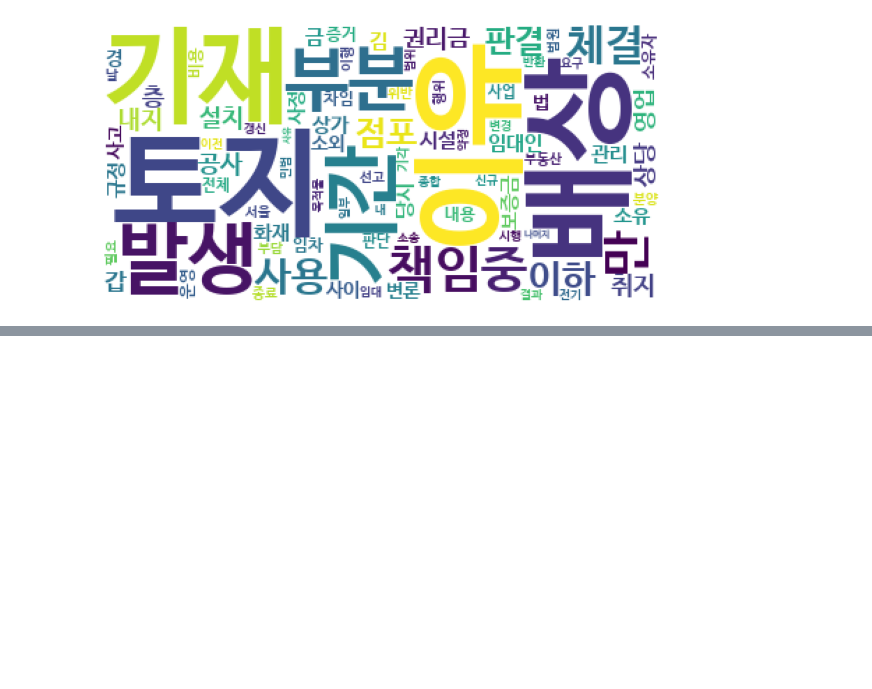
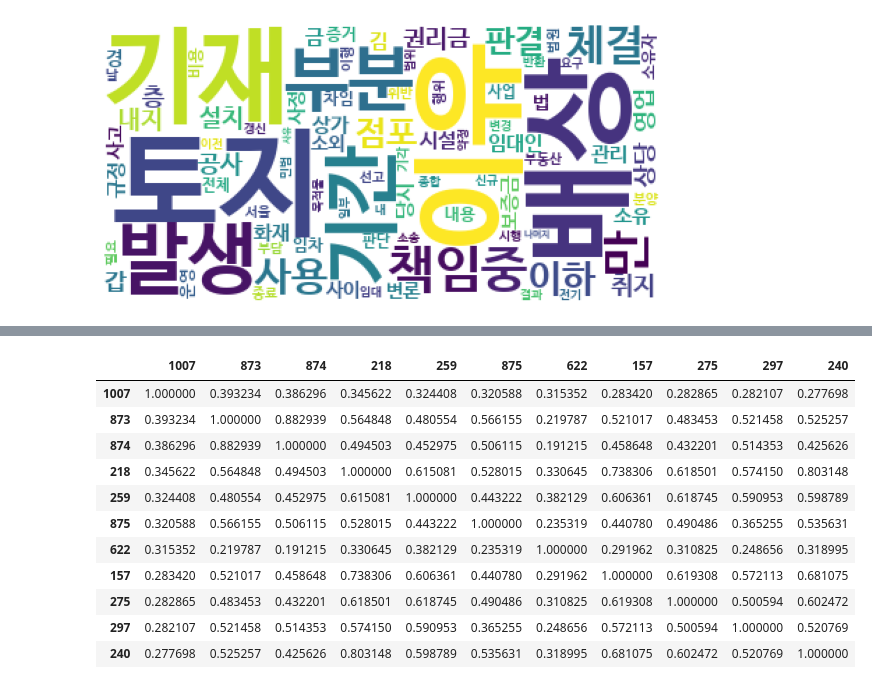
Before and after one commit to park1997/IndustrialSystemsEngineering_Project, a Jupyter notebook: 부동산 .ipynb, the cells around one changed output, grey strips where cells are left out. Cells and saved outputs as stored; diff of their text form; code cells hidden in the pictures; blank space fills up the shorter version.

```diff
--- a/부동산 .ipynb
+++ b/부동산 .ipynb
@@ -346,3 +347,18 @@ sorted_cosine_dic[0:11]
  (2723, 0.2828645386563019),
  (2798, 0.2821073375663717),
  (2634, 0.27769817854644424)]
+# %%
+# cosine_result = []
+# for x in range(len(info_df)):
+#     tmp = []
+#     for y in range(len(info_df)):
+#         tmp.append(cosine_similarity(X[x], X[y])[0][0])
+#     cosine_result.append(tmp)
+# cosine_result
+
+simMatrix = []
+for i in sorted_cosine_dic[0:11]:
+    print(info_df[info_df["ID"] == i[0]].index[0])
+
+
+# cosine_similarity(X[0], X[1007])
@@ -654,0 +788,16 @@ for idx,nouns in enumerate(nouns_entire):
+# %%
+
+cosine_result_df.iloc[result_index][result_index]
+# %% [output]
+|  | 1007 | 873 | 874 | 218 | 259 | 875 | 622 | 157 | 275 | 297 | 240 |
+| 1007 | 1.000000 | 0.393234 | 0.386296 | 0.345622 | 0.324408 | 0.320588 | 0.315352 | 0.283420 | 0.282865 | 0.282107 | 0.277698 |
+| 873 | 0.393234 | 1.000000 | 0.882939 | 0.564848 | 0.480554 | 0.566155 | 0.219787 | 0.521017 | 0.483453 | 0.521458 | 0.525257 |
+| 874 | 0.386296 | 0.882939 | 1.000000 | 0.494503 | 0.452975 | 0.506115 | 0.191215 | 0.458648 | 0.432201 | 0.514353 | 0.425626 |
+| 218 | 0.345622 | 0.564848 | 0.494503 | 1.000000 | 0.615081 | 0.528015 | 0.330645 | 0.738306 | 0.618501 | 0.574150 | 0.803148 |
+| 259 | 0.324408 | 0.480554 | 0.452975 | 0.615081 | 1.000000 | 0.443222 | 0.382129 | 0.606361 | 0.618745 | 0.590953 | 0.598789 |
+| 875 | 0.320588 | 0.566155 | 0.506115 | 0.528015 | 0.443222 | 1.000000 | 0.235319 | 0.440780 | 0.490486 | 0.365255 | 0.535631 |
+| 622 | 0.315352 | 0.219787 | 0.191215 | 0.330645 | 0.382129 | 0.235319 | 1.000000 | 0.291962 | 0.310825 | 0.248656 | 0.318995 |
+| 157 | 0.283420 | 0.521017 | 0.458648 | 0.738306 | 0.606361 | 0.440780 | 0.291962 | 1.000000 | 0.619308 | 0.572113 | 0.681075 |
+| 275 | 0.282865 | 0.483453 | 0.432201 | 0.618501 | 0.618745 | 0.490486 | 0.310825 | 0.619308 | 1.000000 | 0.500594 | 0.602472 |
+| 297 | 0.282107 | 0.521458 | 0.514353 | 0.574150 | 0.590953 | 0.365255 | 0.248656 | 0.572113 | 0.500594 | 1.000000 | 0.520769 |
+| 240 | 0.277698 | 0.525257 | 0.425626 | 0.803148 | 0.598789 | 0.535631 | 0.318995 | 0.681075 | 0.602472 | 0.520769 | 1.000000 |
```
Also changed, not shown: parts of 12 cells of this notebook, 1 other file.
